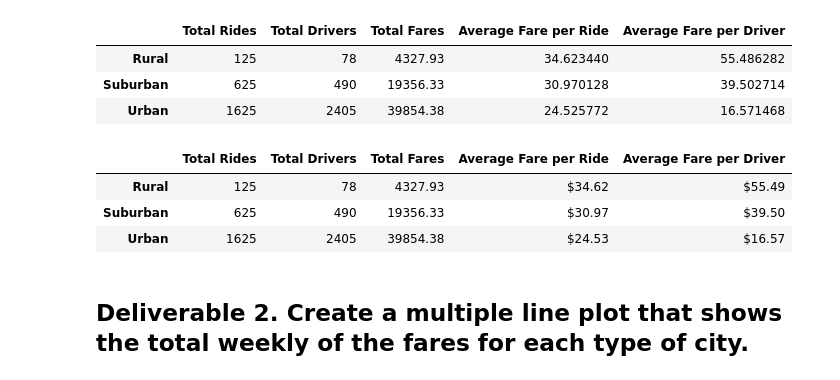
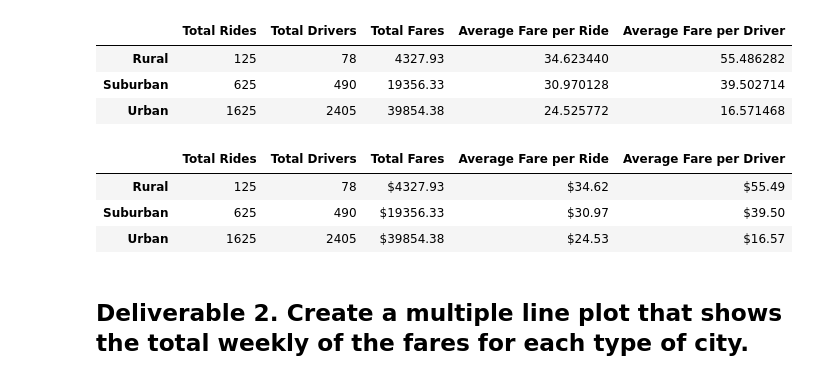
Before and after one commit to kejtkjet1/PyBer_Analysis, a Jupyter notebook: PyBer_Challenge.ipynb, the cells around one changed output. Drawn from its saved outputs; the diff is of its cells as text; code cells hidden in the pictures.

```diff
--- a/PyBer_Challenge.ipynb
+++ b/PyBer_Challenge.ipynb
@@ -123,17 +123,17 @@ pyber_summary_df
 pyber_summary_df.index.name = None
 # %%
 #  8. Format the columns.
-
+pyber_summary_df["Total Fares"] = pyber_summary_df["Total Fares"].map("${:.2f}".format)
 pyber_summary_df["Average Fare per Ride"] = pyber_summary_df["Average Fare per Ride"].map("${:.2f}".format)
 pyber_summary_df["Average Fare per Driver"] = pyber_summary_df["Average Fare per Driver"].map("${:.2f}".format)
 
 # Display the data frame
 pyber_summary_df
 # %% [output]
 |  | Total Rides | Total Drivers | Total Fares | Average Fare per Ride | Average Fare per Driver |
-| Rural | 125 | 78 | 4327.93 | $34.62 | $55.49 |
-| Suburban | 625 | 490 | 19356.33 | $30.97 | $39.50 |
-| Urban | 1625 | 2405 | 39854.38 | $24.53 | $16.57 |
+| Rural | 125 | 78 | $4327.93 | $34.62 | $55.49 |
+| Suburban | 625 | 490 | $19356.33 | $30.97 | $39.50 |
+| Urban | 1625 | 2405 | $39854.38 | $24.53 | $16.57 |
 # %% [markdown]
 ## Deliverable 2.  Create a multiple line plot that shows the total weekly of the fares for each type of city.
 # %%
```
Also changed, not shown: 1 other file.
